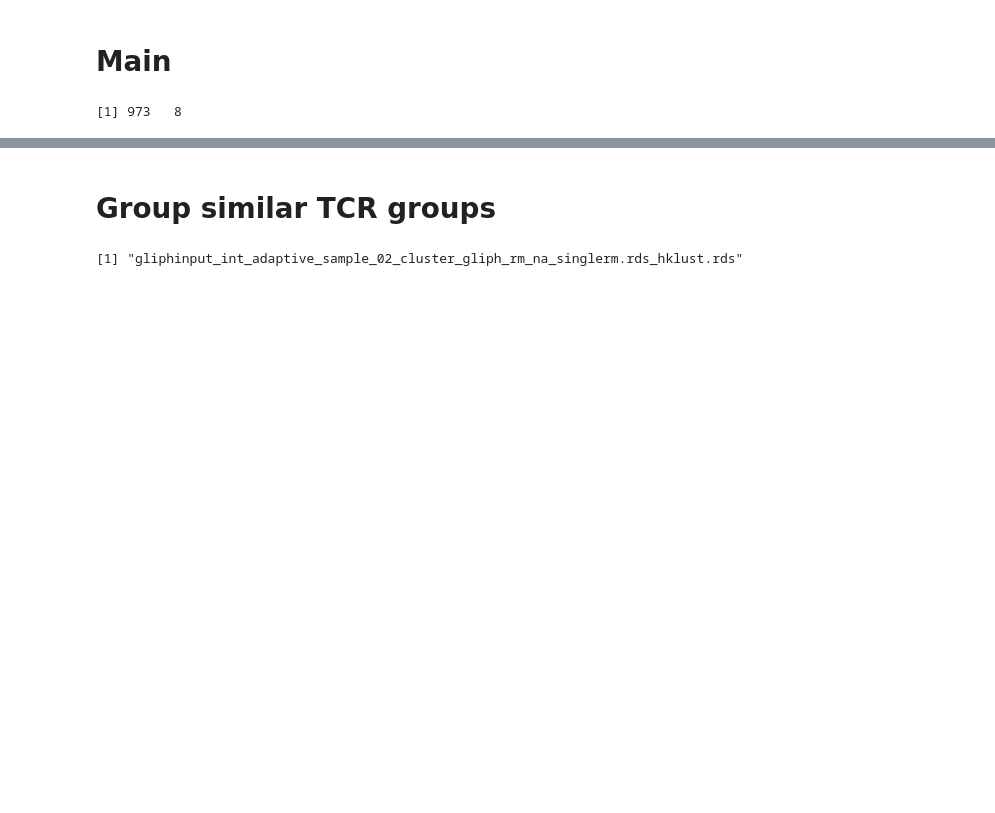
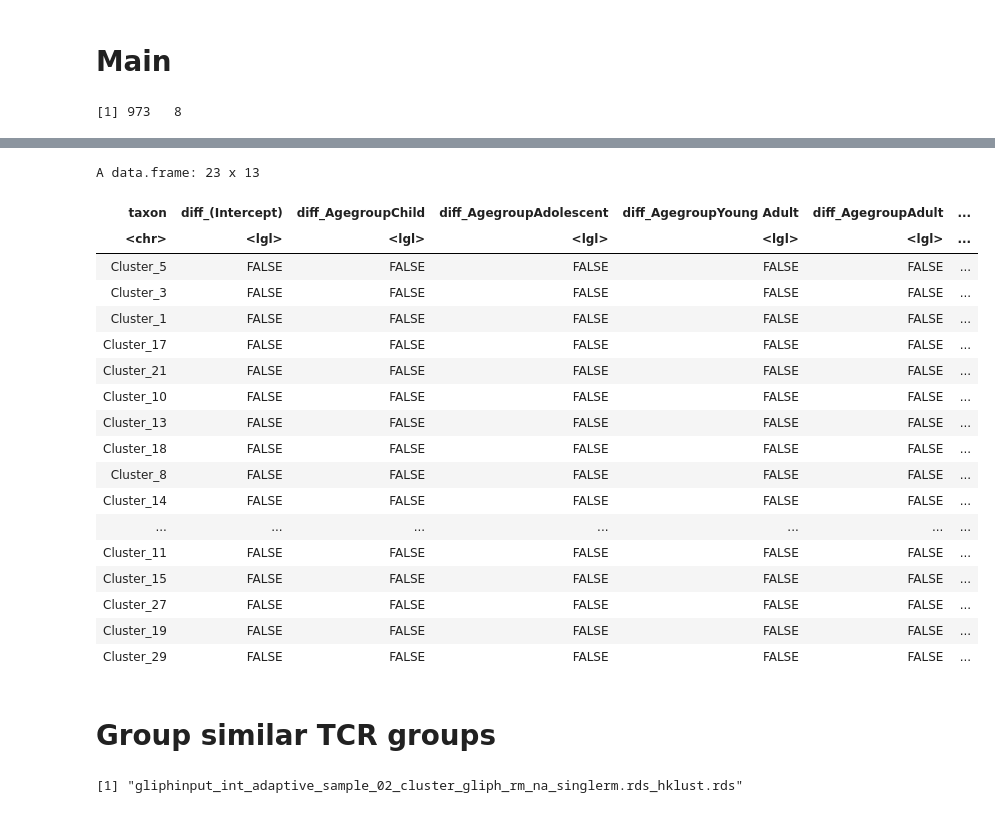
Before and after one commit to pughlab/ped_CapTCRseq, a Jupyter notebook: notebooks/15_gliph_diff_abundance.ipynb, the cells around one changed output, grey strips where cells are left out. Drawn from its saved outputs; the diff is of its cells as text; code cells hidden in the pictures; blank space fills up the shorter version.

```diff
--- a/notebooks/15_gliph_diff_abundance.ipynb
+++ b/notebooks/15_gliph_diff_abundance.ipynb
@@ -208,0 +270,10 @@ A lot of these TCR groups are highly similar, for example global-SE%RNTE, global
+# %%
+gliphdf$Firstpattern <- NA
+gliphdf$cluster_size <- NA
+gliphdf$Patterns <- NA
+
+for (i in 1:nrow(gliphdf)) {
+    gliphdf$Firstpattern[i] <- onetest$Xpattern[onetest$hklust == gliphdf$Class[i]][1] # just the first pattern
+    gliphdf$cluster_size[i] <- length(onetest$Xpattern[onetest$hklust == gliphdf$Class[i]]) # cluster size
+    gliphdf$Patterns[i] <- paste(onetest$Xpattern[onetest$hklust == gliphdf$Class[i]], collapse = ",") # append all patterns for later inspection
+}
@@ -208,0 +282,6 @@ A lot of these TCR groups are highly similar, for example global-SE%RNTE, global
+# %%
+onetest_tse <- TreeSummarizedExperiment(
+    assays = list(Count = as.matrix(pat_type)),
+    rowData = gliphdf,
+    colData = metadata_matched
+)
@@ -208,0 +290,22 @@ A lot of these TCR groups are highly similar, for example global-SE%RNTE, global
+# %%
+out <- ancombc2(
+    data = onetest_tse, assay_name = "Count",
+    tax_level = "Class",
+    fix_formula = "Agegroup + Sex + disease_group", rand_formula = NULL,
+    p_adj_method = "fdr",
+    pseudo = 0, pseudo_sens = TRUE, # add pseudocounts
+    prv_cut = 0.01, # prevalence cutoff
+    lib_cut = 0, # library size cutoff
+    s0_perc = 0.05,
+    group = "disease_group",
+    struc_zero = TRUE,
+    neg_lb = FALSE, # check this again
+    alpha = 0.05,
+    n_cl = 2, # number of nodes
+    verbose = TRUE,
+    global = TRUE, pairwise = TRUE, dunnet = TRUE, trend = FALSE, # test types
+    iter_control = list(tol = 1e-2, max_iter = 20, verbose = TRUE),
+    em_control = list(tol = 1e-5, max_iter = 100),
+    lme_control = lme4::lmerControl(),
+    mdfdr_control = list(fwer_ctrl_method = "fdr", B = 100)
+)
@@ -208,0 +330,2 @@ A lot of these TCR groups are highly similar, for example global-SE%RNTE, global
+# %%
+res = out$res
@@ -209,3 +380,25 @@ A lot of these TCR groups are highly similar, for example global-SE%RNTE, global
+# %%
+res[,c("taxon", names(res)[grep("diff_", names(res))])]
+# %% [output]
+A data.frame: 23 x 13
+| taxon | diff_(Intercept) | diff_AgegroupChild | diff_AgegroupAdolescent | diff_AgegroupYoung Adult | diff_AgegroupAdult | ... |
+| <chr> | <lgl> | <lgl> | <lgl> | <lgl> | <lgl> | ... |
+| Cluster_5 | FALSE | FALSE | FALSE | FALSE | FALSE | ... |
+| Cluster_3 | FALSE | FALSE | FALSE | FALSE | FALSE | ... |
+| Cluster_1 | FALSE | FALSE | FALSE | FALSE | FALSE | ... |
+| Cluster_17 | FALSE | FALSE | FALSE | FALSE | FALSE | ... |
+| Cluster_21 | FALSE | FALSE | FALSE | FALSE | FALSE | ... |
+| Cluster_10 | FALSE | FALSE | FALSE | FALSE | FALSE | ... |
+| Cluster_13 | FALSE | FALSE | FALSE | FALSE | FALSE | ... |
+| Cluster_18 | FALSE | FALSE | FALSE | FALSE | FALSE | ... |
+| Cluster_8 | FALSE | FALSE | FALSE | FALSE | FALSE | ... |
+| Cluster_14 | FALSE | FALSE | FALSE | FALSE | FALSE | ... |
+| ... | ... | ... | ... | ... | ... | ... |
+| Cluster_11 | FALSE | FALSE | FALSE | FALSE | FALSE | ... |
+| Cluster_15 | FALSE | FALSE | FALSE | FALSE | FALSE | ... |
+| Cluster_27 | FALSE | FALSE | FALSE | FALSE | FALSE | ... |
+| Cluster_19 | FALSE | FALSE | FALSE | FALSE | FALSE | ... |
+| Cluster_29 | FALSE | FALSE | FALSE | FALSE | FALSE | ... |
 # %% [markdown]
 # Group similar TCR groups
 # %%
```
Also changed, not shown: parts of 81 cells of this notebook.
